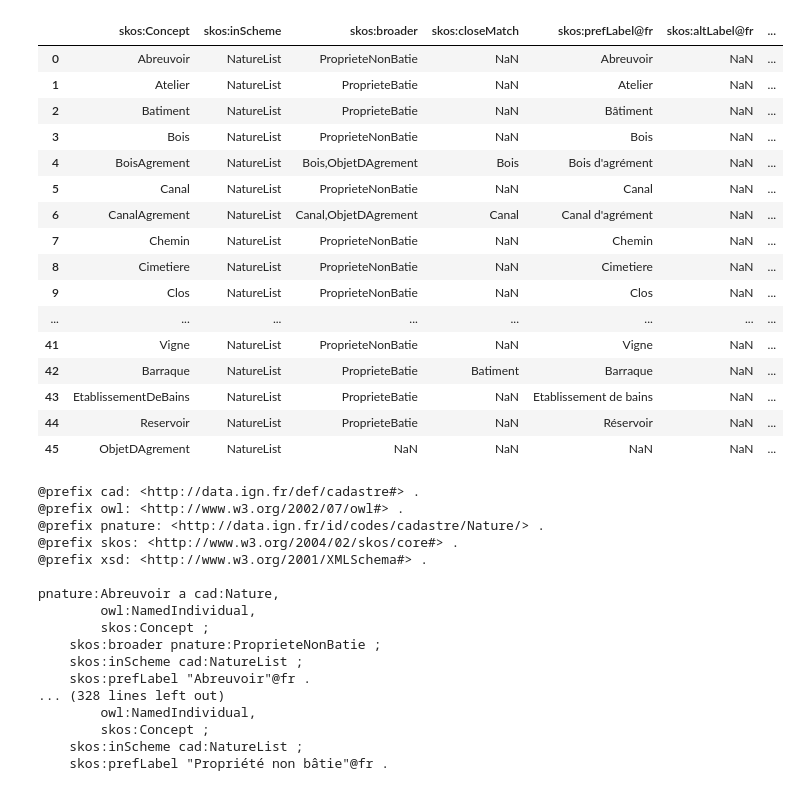
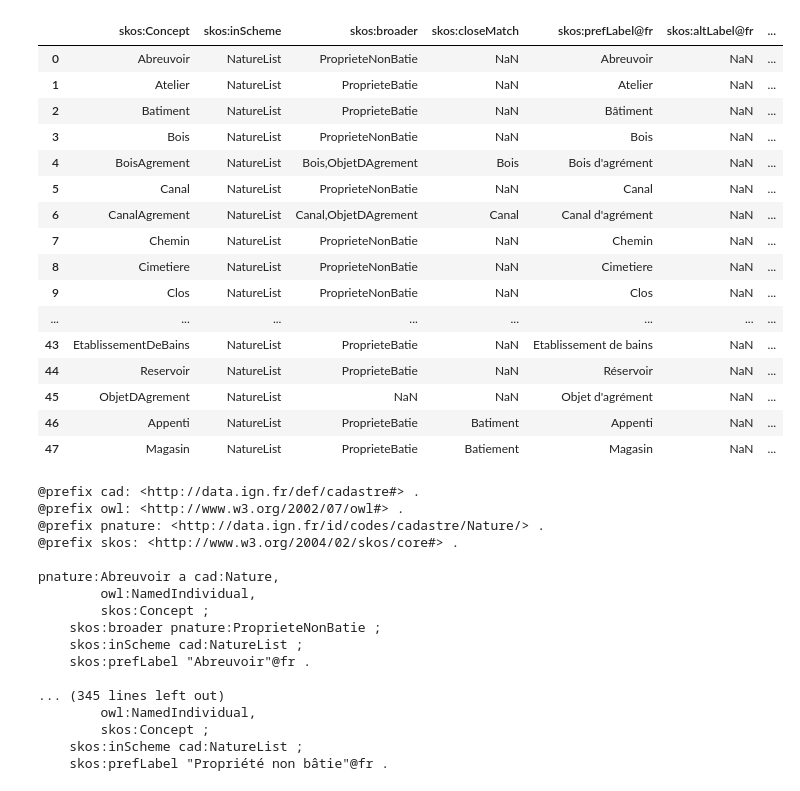
Before and after one commit to solenn-tl/ontologie-peuplement, a Jupyter notebook: notebooks/00-concepts/02-create-natures.ipynb, the cells around one changed output. Drawn from its saved outputs; the diff is of its cells as text; code cells hidden in the pictures.

Commit message:
Add data

```diff
--- a/notebooks/00-concepts/02-create-natures.ipynb
+++ b/notebooks/00-concepts/02-create-natures.ipynb
@@ -2,28 +2,29 @@
 import pandas as pd
 import numpy as np
 # %%
-PATH = "/home/STual/KG-cadastre/data/SKOS_NATURE.csv"
+ROOT = "/workspaces/ontologie-peuplement/"  #/home/STual/KG-cadastre/
+PATH = ROOT + "data/skos/SKOS_NATURE.csv"
 
 skos_natures = pd.read_csv(PATH,header=0)
 display(skos_natures)
 # %% [output]
 |  | skos:Concept | skos:inScheme | skos:broader | skos:closeMatch | skos:prefLabel@fr | skos:altLabel@fr | ... |
 | 0 | Abreuvoir | NatureList | ProprieteNonBatie | NaN | Abreuvoir | NaN | ... |
 | 1 | Atelier | NatureList | ProprieteBatie | NaN | Atelier | NaN | ... |
 | 2 | Batiment | NatureList | ProprieteBatie | NaN | Bâtiment | NaN | ... |
 | 3 | Bois | NatureList | ProprieteNonBatie | NaN | Bois | NaN | ... |
 | 4 | BoisAgrement | NatureList | Bois,ObjetDAgrement | Bois | Bois d'agrément | NaN | ... |
 | 5 | Canal | NatureList | ProprieteNonBatie | NaN | Canal | NaN | ... |
 | 6 | CanalAgrement | NatureList | Canal,ObjetDAgrement | Canal | Canal d'agrément | NaN | ... |
 | 7 | Chemin | NatureList | ProprieteNonBatie | NaN | Chemin | NaN | ... |
 | 8 | Cimetiere | NatureList | ProprieteNonBatie | NaN | Cimetiere | NaN | ... |
 | 9 | Clos | NatureList | ProprieteNonBatie | NaN | Clos | NaN | ... |
 | ... | ... | ... | ... | ... | ... | ... | ... |
-| 41 | Vigne | NatureList | ProprieteNonBatie | NaN | Vigne | NaN | ... |
-| 42 | Barraque | NatureList | ProprieteBatie | Batiment | Barraque | NaN | ... |
 | 43 | EtablissementDeBains | NatureList | ProprieteBatie | NaN | Etablissement de bains | NaN | ... |
 | 44 | Reservoir | NatureList | ProprieteBatie | NaN | Réservoir | NaN | ... |
-| 45 | ObjetDAgrement | NatureList | NaN | NaN | NaN | NaN | ... |
+| 45 | ObjetDAgrement | NatureList | NaN | NaN | Objet d'agrément | NaN | ... |
+| 46 | Appenti | NatureList | ProprieteBatie | Batiment | Appenti | NaN | ... |
+| 47 | Magasin | NatureList | ProprieteBatie | Batiement | Magasin | NaN | ... |
 # %%
 from rdflib import Graph, Literal, Namespace, URIRef
 from rdflib.namespace import SKOS, RDF, OWL
@@ -86,7 +87,6 @@ print(g.serialize(format='turtle'))
 @prefix owl: <http://www.w3.org/2002/07/owl#> .
 @prefix pnature: <http://data.ign.fr/id/codes/cadastre/Nature/> .
 @prefix skos: <http://www.w3.org/2004/02/skos/core#> .
-@prefix xsd: <http://www.w3.org/2001/XMLSchema#> .
 
 pnature:Abreuvoir a cad:Nature,
         owl:NamedIndividual,
@@ -94,7 +94,8 @@ pnature:Abreuvoir a cad:Nature,
     skos:broader pnature:ProprieteNonBatie ;
     skos:inScheme cad:NatureList ;
     skos:prefLabel "Abreuvoir"@fr .
-... (328 lines left out)
+
+... (345 lines left out)
         owl:NamedIndividual,
         skos:Concept ;
     skos:inScheme cad:NatureList ;
```
Also changed, not shown: 9 other files.
